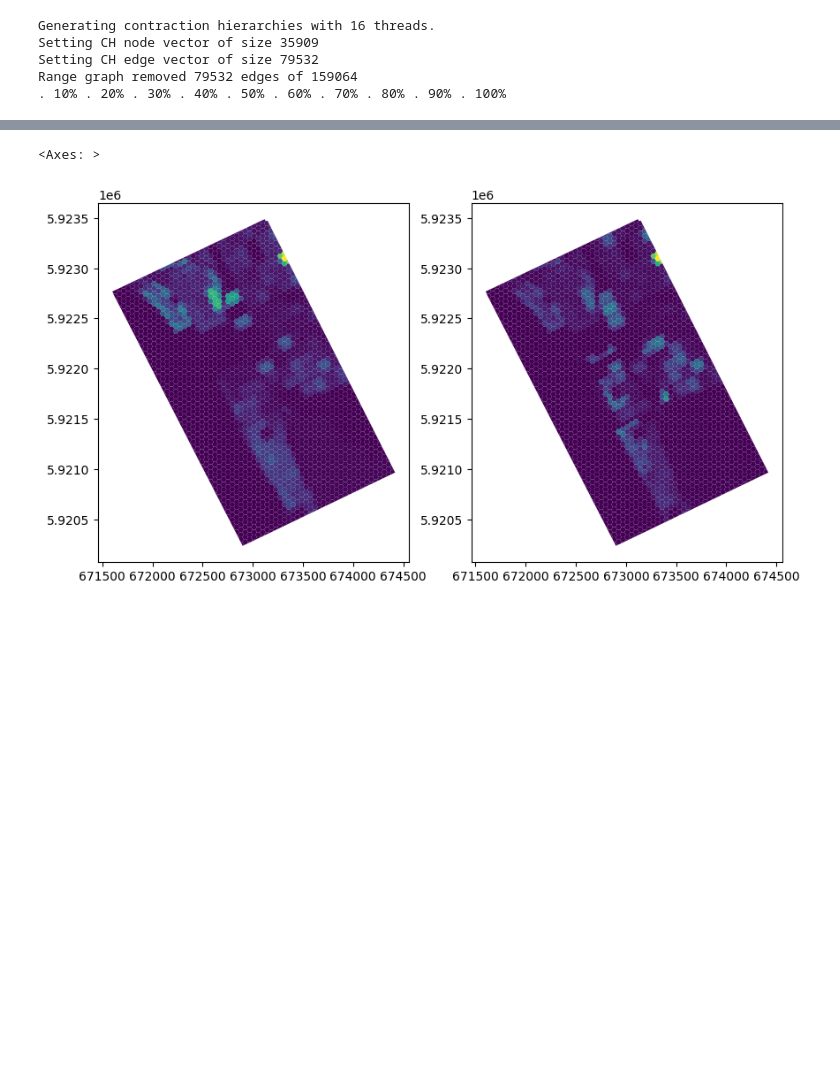
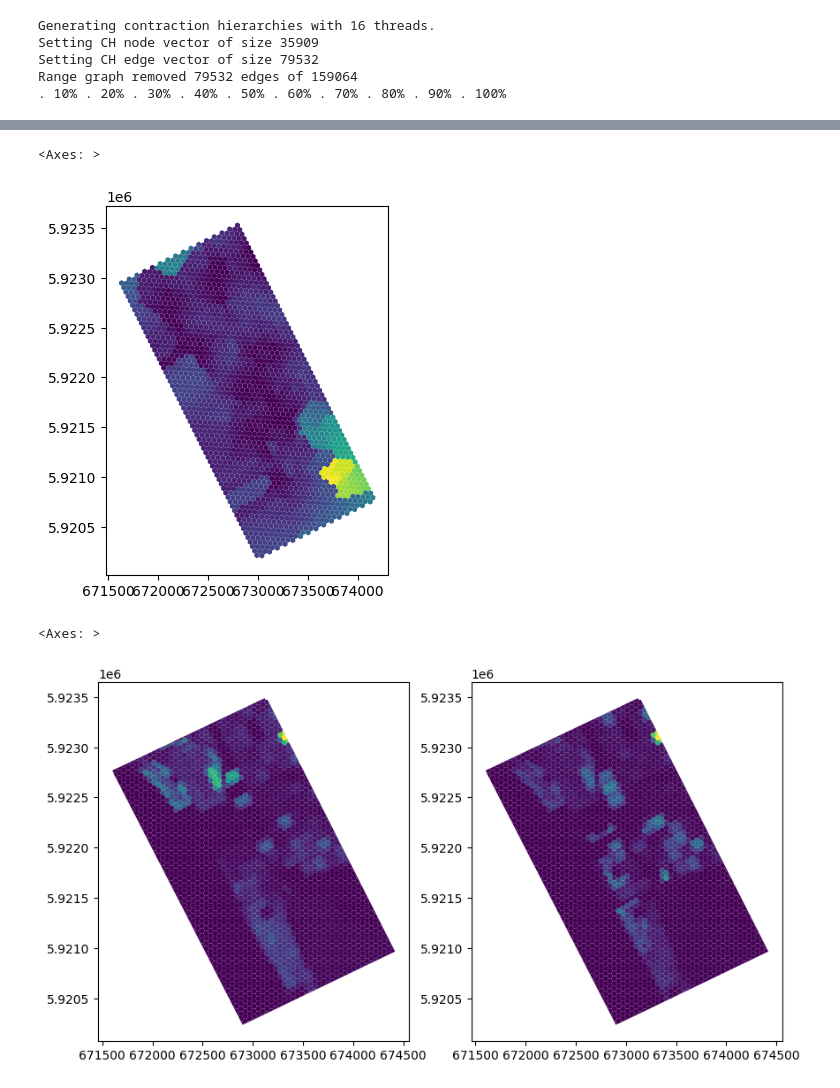
Before and after one commit to diegoalrv/clbb-io, a Jupyter notebook: notebooks/table.ipynb, the cells around one changed output, grey strips where cells are left out. Saved outputs shown, nothing was run; the diff lists cells and outputs as text; code cells hidden in the pictures; blank space fills up the shorter version.

```diff
--- a/notebooks/table.ipynb
+++ b/notebooks/table.ipynb
@@ -52,6 +52,11 @@ tui_actual.get_travels_green_areas_by_class('PARQUE').to_file('/app/data/output/
 tui_actual.get_travels_green_areas_by_class('PLAZA').to_file('/app/data/output/green_areas_proximity/actual/plaza')
 tui_futuro.get_travels_green_areas_by_class('PARQUE').to_file('/app/data/output/green_areas_proximity/future/parque')
 tui_futuro.get_travels_green_areas_by_class('PLAZA').to_file('/app/data/output/green_areas_proximity/future/plaza')
+# %%
+tui_futuro.get_travels_green_areas_by_class('PLAZA').plot(column='travel_time')
+# %% [output]
+<Axes: >
+[figure, added]
 # %%
 fig, ax = plt.subplots(1,2, figsize=(10, 10))
 tui_actual.population_density.plot(column='density', ax=ax[0])
```
Also changed, not shown: parts of 2 cells of this notebook, 4 other files.
